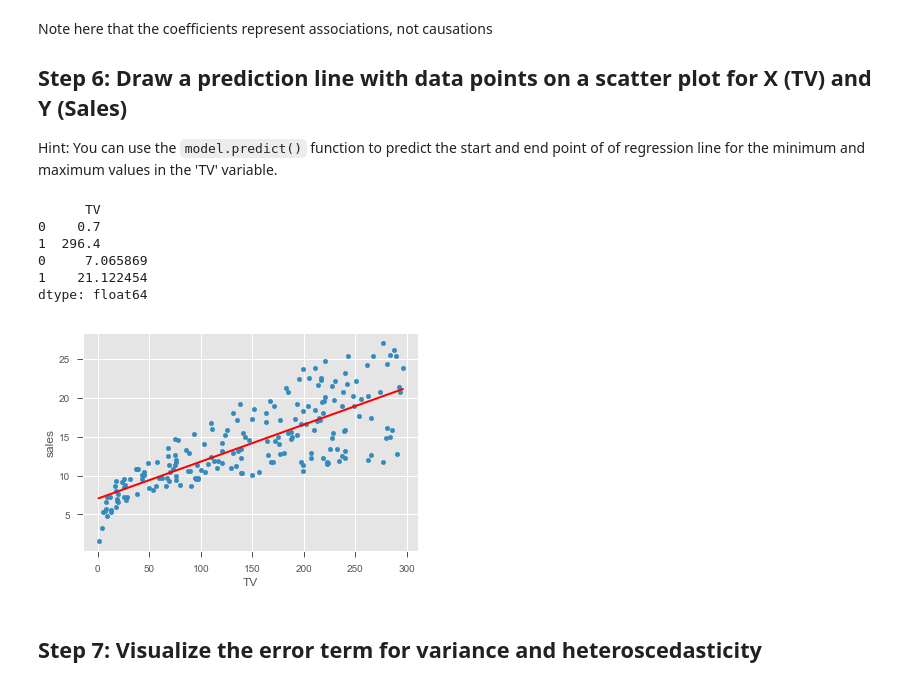
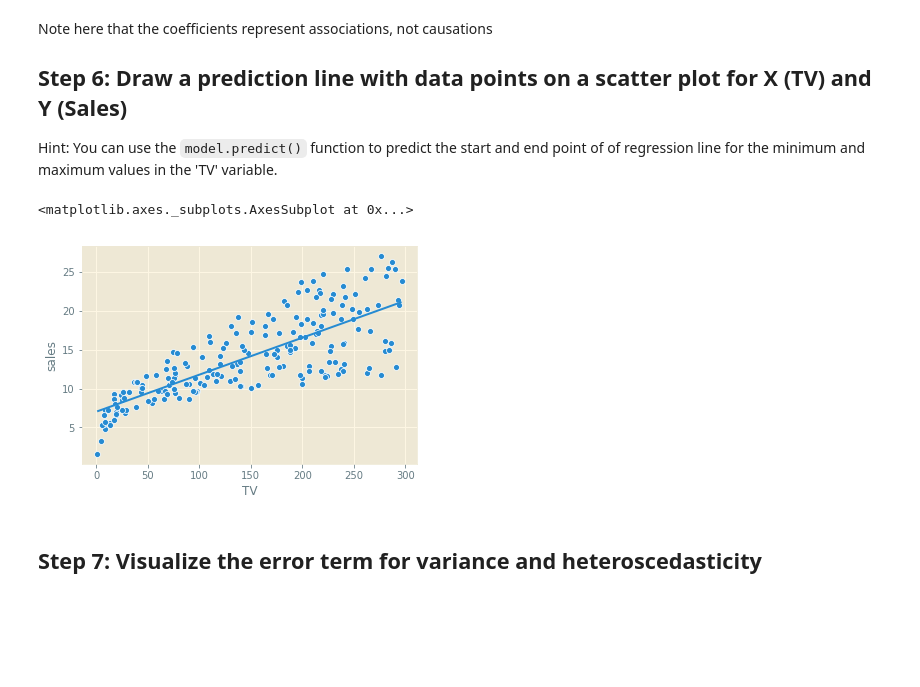
Before and after one commit to eannefawcett/dsc-ols-statsmodels-lab-online-ds-pt-081219, a Jupyter notebook: index.ipynb, the cells around one changed output. Cells and saved outputs as stored; diff of their text form; code cells hidden in the pictures; blank space fills up the shorter version.

Commit message:
histograms and the rest of the lab

```diff
--- a/index.ipynb
+++ b/index.ipynb
@@ -133,18 +185,22 @@ Note here that the coefficients represent associations, not causations
 Hint: You can use the `model.predict()` function to predict the start and end point of of regression line for the minimum and maximum values in the 'TV' variable.
 # %%
 # create a DataFrame with the minimum and maximum values of TV
-
+df_min_max = [df['TV'].min(), df['TV'].max()]
 # make predictions for those x values and store them
-
-
+def predicted_y (xs): #predicted y values based on x values
+    import numpy as np
+    m = 0.0475
+    c = 7.0326
+    y_predicted = []
+    for x in xs:
+        y_predicted.append(m*x + c)
+    return y_predicted
+predicted_y = predicted_y(df_min_max)
 # first, plot the observed data and the least squares line
+sns.scatterplot(df['TV'],df['sales'])
+sns.lineplot(df_min_max,predicted_y)
 # %% [output]
-      TV
-0    0.7
-1  296.4
-0     7.065869
-1    21.122454
-dtype: float64
+<matplotlib.axes._subplots.AxesSubplot at 0x...>
-[figure, old version]
+[figure, new version]
 # %% [markdown]
 ## Step 7: Visualize the error term for variance and heteroscedasticity
```
Also changed, not shown: parts of 21 cells of this notebook.
